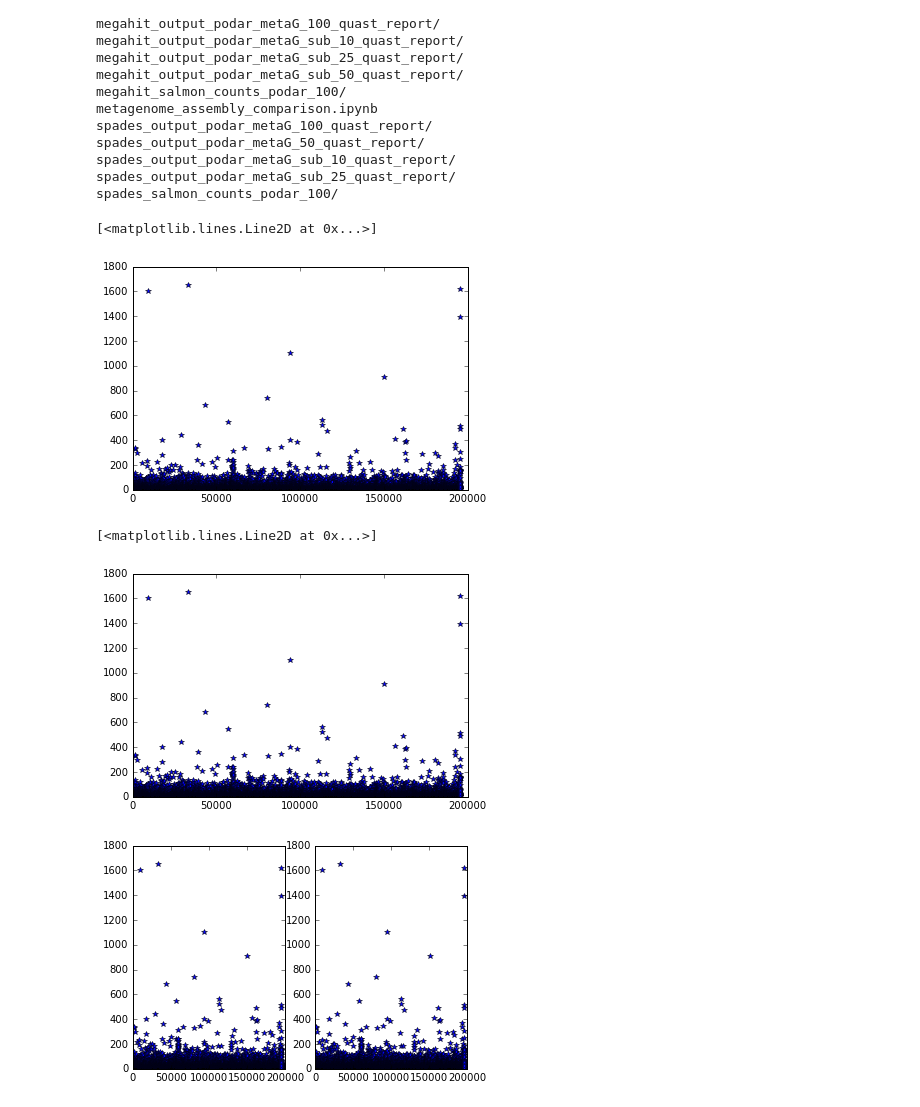
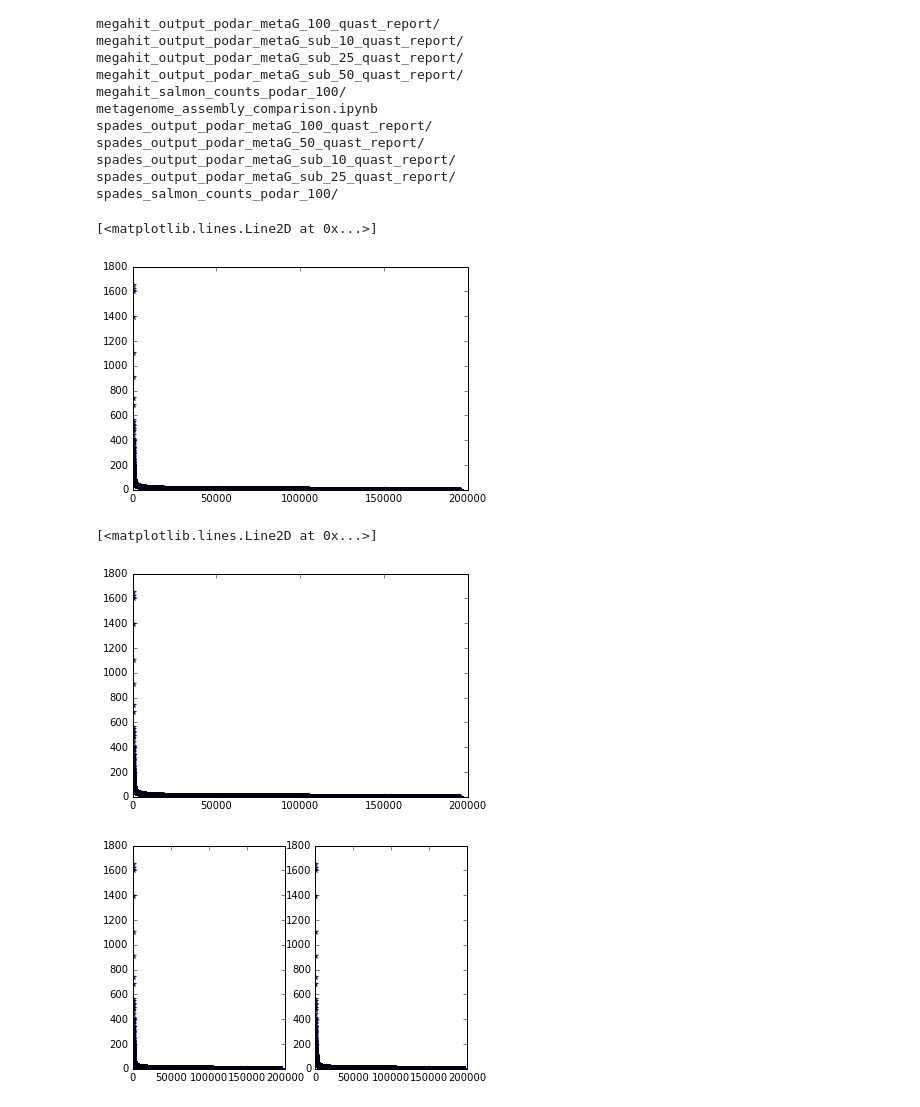
Before and after one commit to dahak-metagenomics/dahak, a Jupyter notebook: workflows/assembly/metagenome_assembly_comparison.ipynb, the cells around one changed output. Drawn from its saved outputs; the diff is of its cells as text; code cells hidden in the pictures.

```diff
--- a/workflows/assembly/metagenome_assembly_comparison.ipynb
+++ b/workflows/assembly/metagenome_assembly_comparison.ipynb
@@ -87,40 +87,47 @@ spades_salmon_counts_podar_100/
 # %%
 # Counts from MEGAHIT assembly of Shakya complete mapping to contigs
 counts1 = [ x.split()[1] for x in open('megahit_salmon_counts_podar_100/SRR606249.quant.counts')]
+
 counts1 = [ float(x) for x in counts1[1:] ]
+counts1.sort(reverse=True)
 counts1 = numpy.array(counts1)
 plot(counts1, '*')
 # %% [output]
 [<matplotlib.lines.Line2D at 0x...>]
-[figure, old version]
+[figure, new version]
 # %%
 # Counts from SPAdes assembly of Shakya complete mapping to contigs
 counts2 = [ x.split()[1] for x in open('spades_salmon_counts_podar_100/SRR606249.quant.counts')]
+counts2.sort(reverse=True)
 counts2 = [ float(x) for x in counts1[1:] ]
 counts2 = numpy.array(counts1)
 plot(counts2, '*')
 # %% [output]
 [<matplotlib.lines.Line2D at 0x...>]
-[figure, old version]
+[figure, new version]
 # %%
 plt.figure()
 
 # sp1
 plt.subplot(121)
 
 counts1 = [ x.split()[1] for x in open('megahit_salmon_counts_podar_100/SRR606249.quant.counts')]
+
 counts1 = [ float(x) for x in counts1[1:] ]
+counts1.sort(reverse=True)
 counts1 = numpy.array(counts1)
 plot(counts1, '*')
 
 # sp2
 plt.subplot(122)
 # Counts from MEGAHIT assembly of Shakya complete mapping to contigs
-counts1 = [ x.split()[1] for x in open('megahit_salmon_counts_podar_100/SRR606249.quant.counts')]
-counts1 = [ float(x) for x in counts1[1:] ]
-counts1 = numpy.array(counts1)
+counts2 = [ x.split()[1] for x in open('megahit_salmon_counts_podar_100/SRR606249.quant.counts')]
+
+counts2 = [ float(x) for x in counts1[1:] ]
+counts2.sort(reverse=True)
+counts2 = numpy.array(counts1)
 plot(counts2, '*')
 
 plt.show()
 # %% [output]
-[figure, old version]
+[figure, new version]
```
Also changed, not shown: parts of 2 cells of this notebook, 1 other file.
